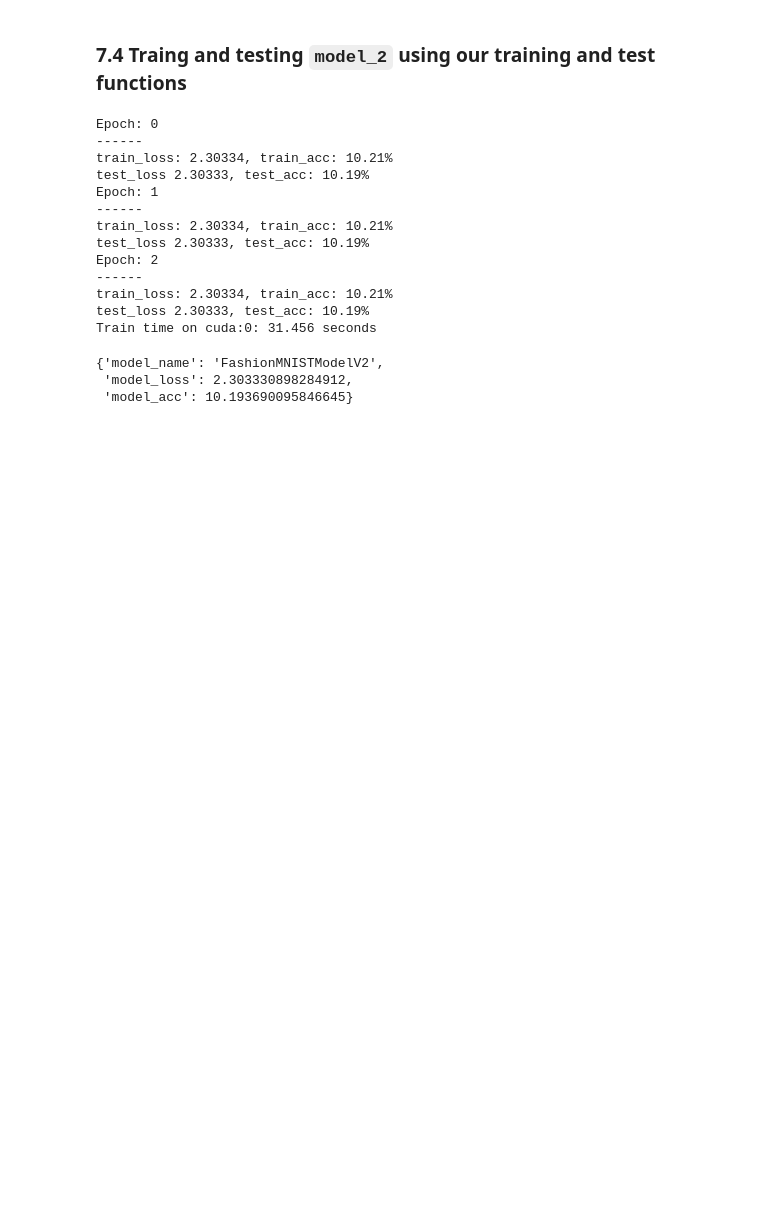
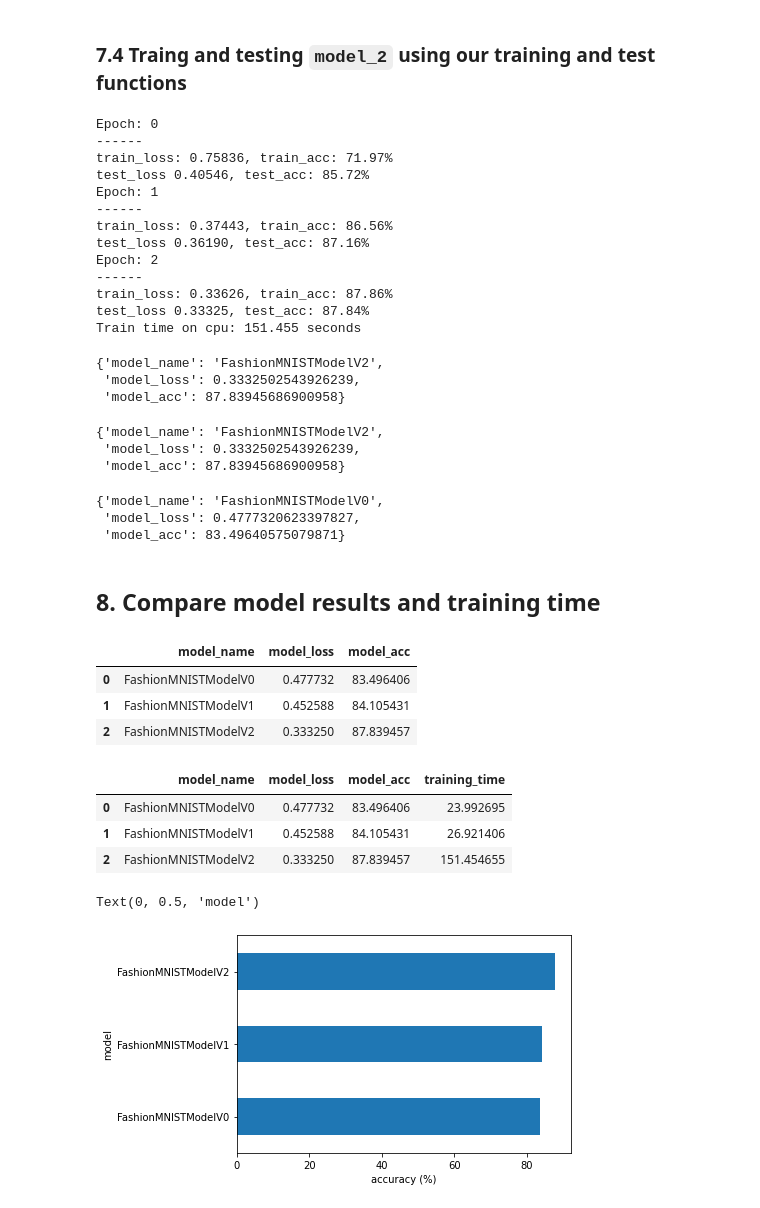
Before and after one commit to gavindoughtie/pytorch_class, a Jupyter notebook: udemy_pytorch_03_01_computer_vision.ipynb, the cells around one changed output. Drawn from its saved outputs; the diff is of its cells as text; code cells hidden in the pictures; blank space fills up the shorter version.

```diff
--- a/udemy_pytorch_03_01_computer_vision.ipynb
+++ b/udemy_pytorch_03_01_computer_vision.ipynb
@@ -1032,7 +954,6 @@ torch.cuda.manual_seed(42)
 from timeit import default_timer as timer
 train_time_start_on_gpu = timer()
 
-device=next(model_1.parameters()).device
 # set the number of epochs (keep this small for faster training time)
 epochs = 3
 
@@ -1055,17 +976,60 @@ model_2_results
 # %% [output]
 Epoch: 0
 ------
-train_loss: 2.30334, train_acc: 10.21%
-test_loss 2.30333, test_acc: 10.19%
+train_loss: 0.75836, train_acc: 71.97%
+test_loss 0.40546, test_acc: 85.72%
 Epoch: 1
 ------
-train_loss: 2.30334, train_acc: 10.21%
-test_loss 2.30333, test_acc: 10.19%
+train_loss: 0.37443, train_acc: 86.56%
+test_loss 0.36190, test_acc: 87.16%
 Epoch: 2
 ------
-train_loss: 2.30334, train_acc: 10.21%
-test_loss 2.30333, test_acc: 10.19%
-Train time on cuda:0: 31.456 seconds
+train_loss: 0.33626, train_acc: 87.86%
+test_loss 0.33325, test_acc: 87.84%
+Train time on cpu: 151.455 seconds
 {'model_name': 'FashionMNISTModelV2',
- 'model_loss': 2.303330898284912,
- 'model_acc': 10.193690095846645}
+ 'model_loss': 0.3332502543926239,
+ 'model_acc': 87.83945686900958}
+# %%
+# Get model_2 results
+model_2_results = eval_model(model_2, test_dataloader, loss_fn=loss_fn, accuracy_fn=accuracy_fn, device=device)
+# %%
+model_2_results
+# %% [output]
+{'model_name': 'FashionMNISTModelV2',
+ 'model_loss': 0.3332502543926239,
+ 'model_acc': 87.83945686900958}
+# %%
+model_0_results
+# %% [output]
+{'model_name': 'FashionMNISTModelV0',
+ 'model_loss': 0.4777320623397827,
+ 'model_acc': 83.49640575079871}
+# %% [markdown]
+## 8. Compare model results and training time
+# %%
+import pandas as pd
+compare_results = pd.DataFrame([model_0_results, model_1_results, model_2_results])
+compare_results
+# %% [output]
+|  | model_name | model_loss | model_acc |
+| 0 | FashionMNISTModelV0 | 0.477732 | 83.496406 |
+| 1 | FashionMNISTModelV1 | 0.452588 | 84.105431 |
+| 2 | FashionMNISTModelV2 | 0.333250 | 87.839457 |
+# %%
+# Add training time to results comparison
+compare_results["training_time"] = [total_train_time_model_0, total_train_time_model_1, total_train_time_model_2]
+compare_results
+# %% [output]
+|  | model_name | model_loss | model_acc | training_time |
+| 0 | FashionMNISTModelV0 | 0.477732 | 83.496406 | 23.992695 |
+| 1 | FashionMNISTModelV1 | 0.452588 | 84.105431 | 26.921406 |
+| 2 | FashionMNISTModelV2 | 0.333250 | 87.839457 | 151.454655 |
+# %%
+# Visualize our model results
+compare_results.set_index('model_name')['model_acc'].plot(kind='barh')
+plt.xlabel('accuracy (%)')
+plt.ylabel('model')
+# %% [output]
+Text(0, 0.5, 'model')
+[figure, added]
```
Also changed, not shown: parts of 36 cells of this notebook.
